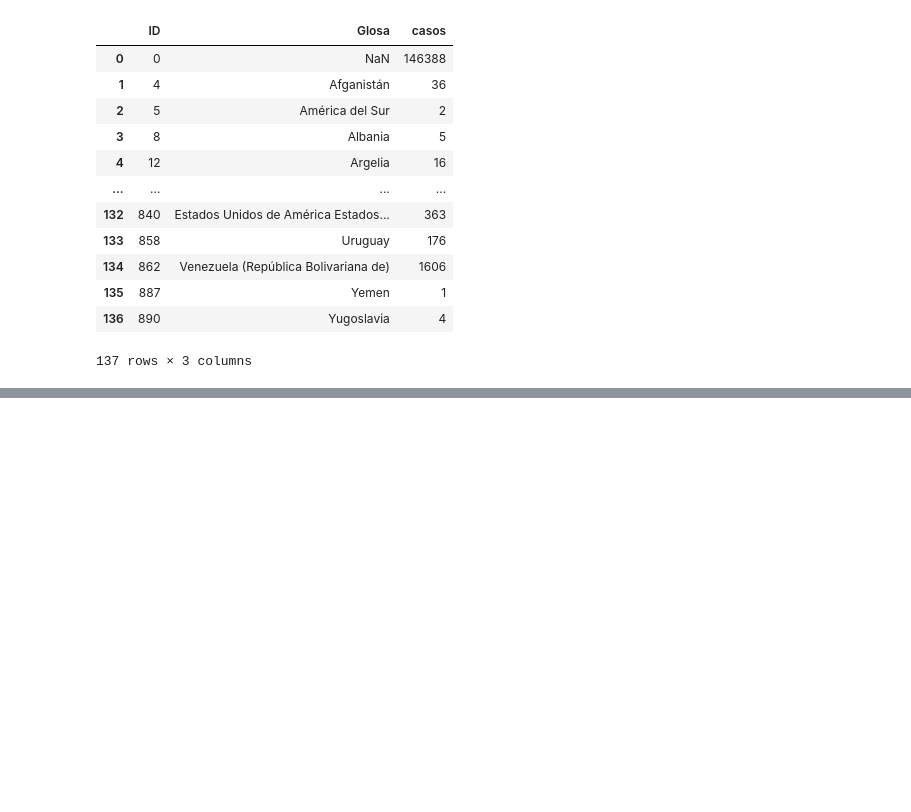
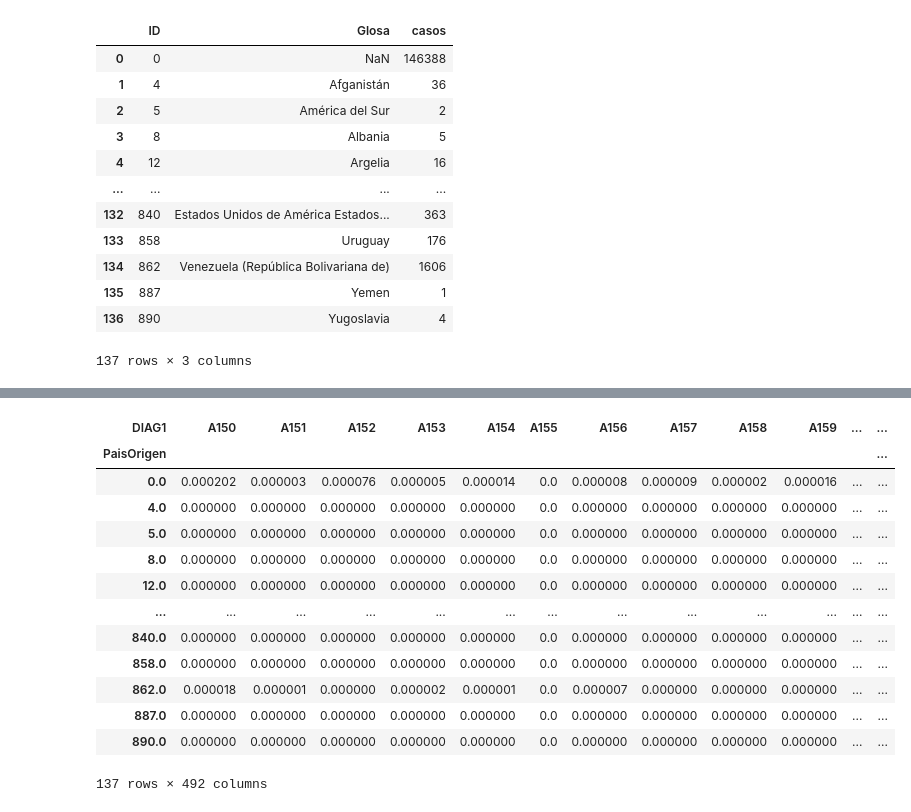
Before and after one commit to AstroDolan/InformationTheory, a Jupyter notebook: LAB1.ipynb, the cells around one changed output, grey strips where cells are left out. Saved outputs shown, nothing was run; the diff lists cells and outputs as text; code cells hidden in the pictures; blank space fills up the shorter version.

```diff
--- a/LAB1.ipynb
+++ b/LAB1.ipynb
@@ -60,0 +107,18 @@ ValueError: If using all scalar values, you must pass an index
+# %%
+prob = frec / frec.values.sum()
+prob
+# %% [output]
+| DIAG1 | A150 | A151 | A152 | A153 | A154 | A155 | A156 | A157 | A158 | A159 | ... | ... |
+| PaisOrigen |  |  |  |  |  |  |  |  |  |  |  | ... |
+| 0.0 | 0.000202 | 0.000003 | 0.000076 | 0.000005 | 0.000014 | 0.0 | 0.000008 | 0.000009 | 0.000002 | 0.000016 | ... | ... |
+| 4.0 | 0.000000 | 0.000000 | 0.000000 | 0.000000 | 0.000000 | 0.0 | 0.000000 | 0.000000 | 0.000000 | 0.000000 | ... | ... |
+| 5.0 | 0.000000 | 0.000000 | 0.000000 | 0.000000 | 0.000000 | 0.0 | 0.000000 | 0.000000 | 0.000000 | 0.000000 | ... | ... |
+| 8.0 | 0.000000 | 0.000000 | 0.000000 | 0.000000 | 0.000000 | 0.0 | 0.000000 | 0.000000 | 0.000000 | 0.000000 | ... | ... |
+| 12.0 | 0.000000 | 0.000000 | 0.000000 | 0.000000 | 0.000000 | 0.0 | 0.000000 | 0.000000 | 0.000000 | 0.000000 | ... | ... |
+| ... | ... | ... | ... | ... | ... | ... | ... | ... | ... | ... | ... | ... |
+| 840.0 | 0.000000 | 0.000000 | 0.000000 | 0.000000 | 0.000000 | 0.0 | 0.000000 | 0.000000 | 0.000000 | 0.000000 | ... | ... |
+| 858.0 | 0.000000 | 0.000000 | 0.000000 | 0.000000 | 0.000000 | 0.0 | 0.000000 | 0.000000 | 0.000000 | 0.000000 | ... | ... |
+| 862.0 | 0.000018 | 0.000001 | 0.000000 | 0.000002 | 0.000001 | 0.0 | 0.000007 | 0.000000 | 0.000000 | 0.000000 | ... | ... |
+| 887.0 | 0.000000 | 0.000000 | 0.000000 | 0.000000 | 0.000000 | 0.0 | 0.000000 | 0.000000 | 0.000000 | 0.000000 | ... | ... |
+| 890.0 | 0.000000 | 0.000000 | 0.000000 | 0.000000 | 0.000000 | 0.0 | 0.000000 | 0.000000 | 0.000000 | 0.000000 | ... | ... |
+137 rows × 492 columns
```
Also changed, not shown: parts of 9 cells of this notebook.
